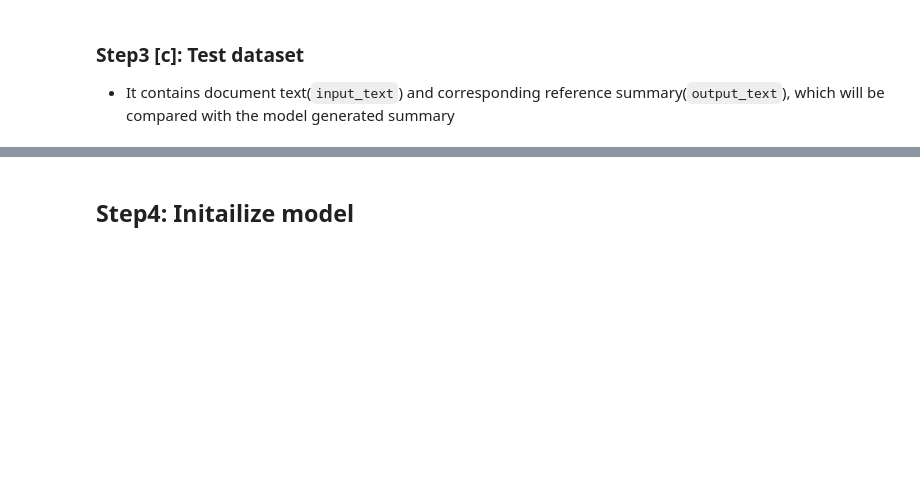
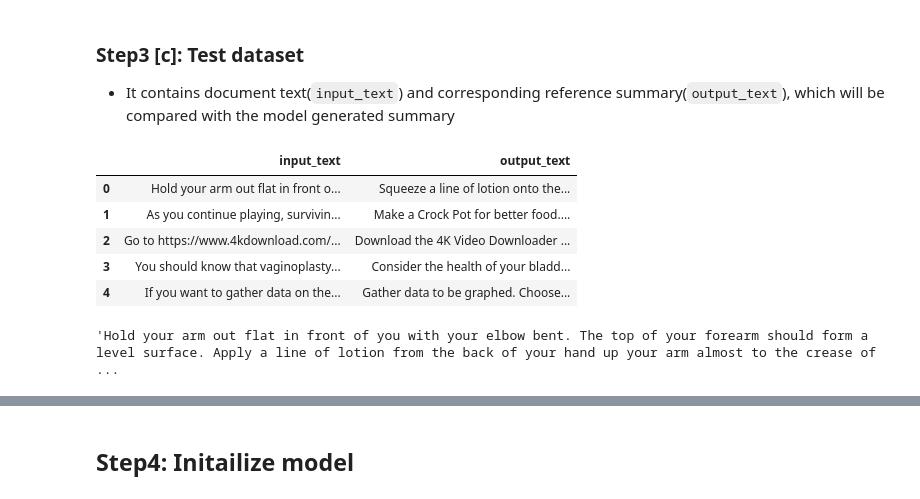
Before and after one commit to Bluedata-Consulting/GAAI-B5-GCP, a Jupyter notebook: code18_Model_Finetuning.ipynb, the cells around one changed output, grey strips where cells are left out. Saved outputs shown, nothing was run; the diff lists cells and outputs as text; code cells hidden in the pictures; blank space fills up the shorter version.

```diff
--- a/code18_Model_Finetuning.ipynb
+++ b/code18_Model_Finetuning.ipynb
@@ -314,11 +272,20 @@ save_jsonlines(val_file, val_instances)
 - It contains document text(`input_text`) and corresponding reference summary(`output_text`), which will be compared with the model generated summary
 # %%
 # Load the test dataset using pandas as it's in the csv format.
-testing_data_path = "sft_test_samples.csv"
+testing_data_path = "datasets/sft_test_samples.csv"
 test_data = pd.read_csv(testing_data_path)
 test_data.head()
+# %% [output]
+|  | input_text | output_text |
+| 0 | Hold your arm out flat in front o... | Squeeze a line of lotion onto the... |
+| 1 | As you continue playing, survivin... | Make a Crock Pot for better food.... |
+| 2 | Go to https://www.4kdownload.com/... | Download the 4K Video Downloader ... |
+| 3 | You should know that vaginoplasty... | Consider the health of your bladd... |
+| 4 | If you want to gather data on the... | Gather data to be graphed. Choose... |
 # %%
 test_data.loc[0, "input_text"]
+# %% [output]
+'Hold your arm out flat in front of you with your elbow bent. The top of your forearm should form a level surface. Apply a line of lotion from the back of your hand up your arm almost to the crease of ...
 # %%
 # Article summary stats
 stats = test_data["output_text"].apply(len).describe()
```
Also changed, not shown: parts of 26 cells of this notebook, 3 other files.
